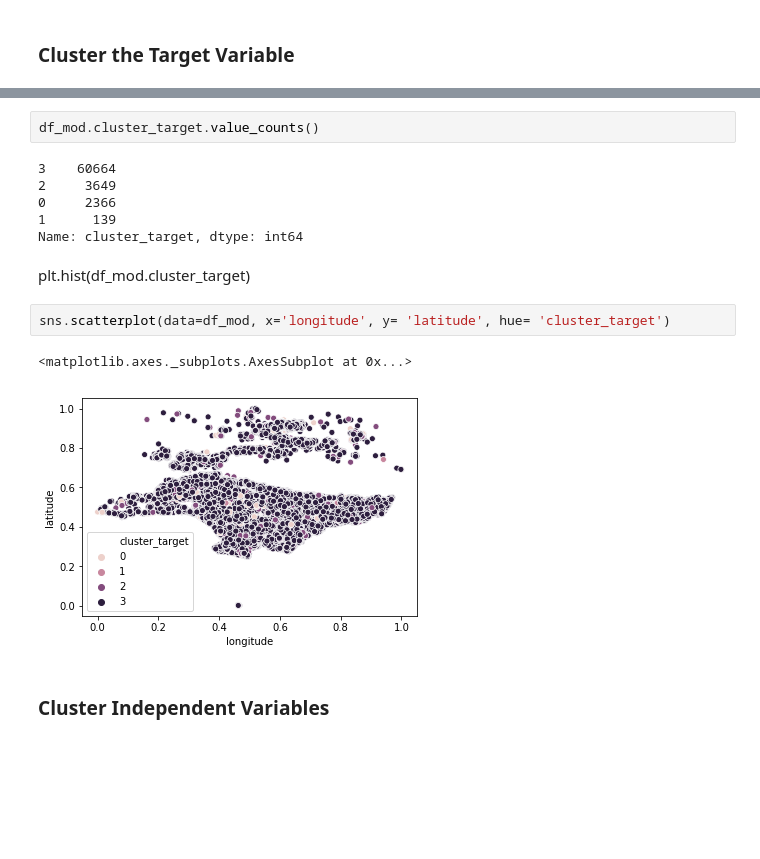
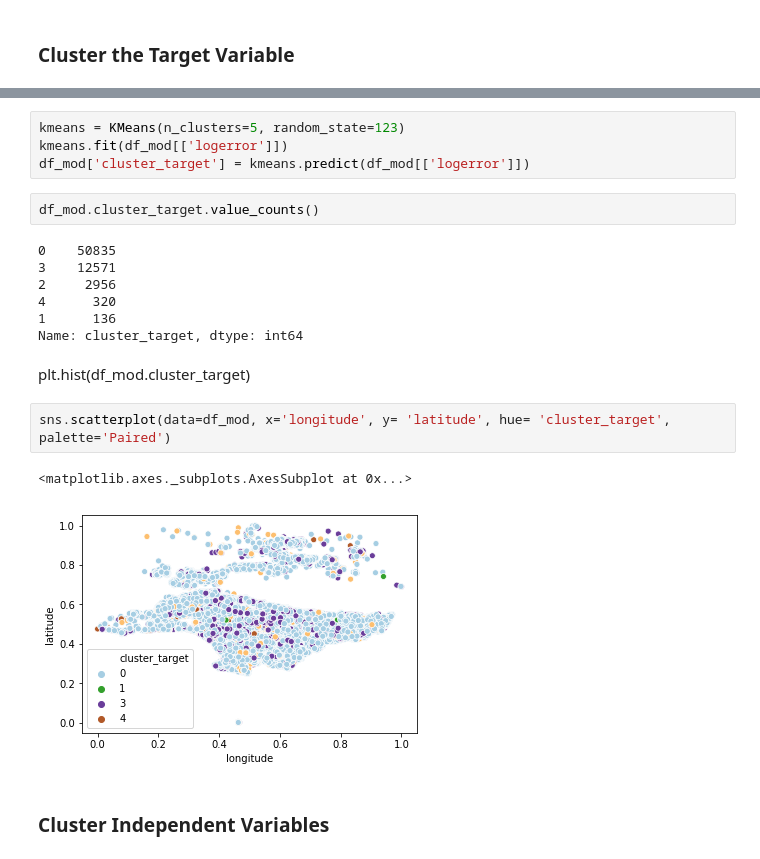
Before and after one commit to StevenGaris/ds-methodologies-exercises, a Jupyter notebook: clustering/explore_zillow.ipynb, the cells around one changed output, grey strips where cells are left out. Saved outputs shown, nothing was run; the diff lists cells and outputs as text; blank space fills up the shorter version.

```diff
--- a/clustering/explore_zillow.ipynb
+++ b/clustering/explore_zillow.ipynb
@@ -222,19 +224,24 @@ plt.show()
 [figure]
+# %%
+kmeans = KMeans(n_clusters=5, random_state=123)
+kmeans.fit(df_mod[['logerror']])
+df_mod['cluster_target'] = kmeans.predict(df_mod[['logerror']])
 # %%
 df_mod.cluster_target.value_counts()
 # %% [output]
-3    60664
-2     3649
-0     2366
-1      139
+0    50835
+3    12571
+2     2956
+4      320
+1      136
 Name: cluster_target, dtype: int64
 # %% [markdown]
 plt.hist(df_mod.cluster_target)
 # %%
-sns.scatterplot(data=df_mod, x='longitude', y= 'latitude', hue= 'cluster_target')
+sns.scatterplot(data=df_mod, x='longitude', y= 'latitude', hue= 'cluster_target', palette='Paired')
 # %% [output]
 <matplotlib.axes._subplots.AxesSubplot at 0x...>
-[figure, old version]
+[figure, new version]
 # %% [markdown]
 ### Cluster Independent Variables
 # %%
```
Also changed, not shown: parts of 64 cells of this notebook, 1 other file.
